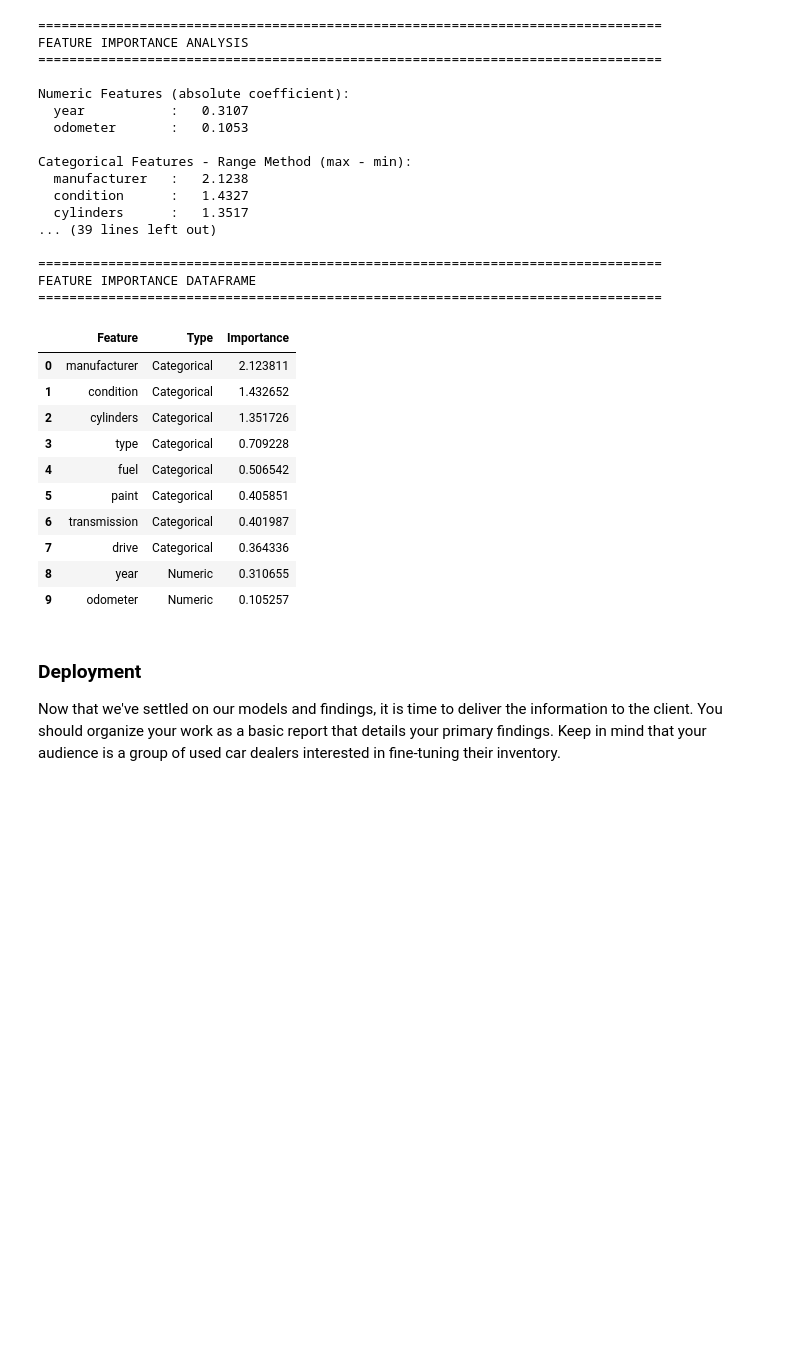
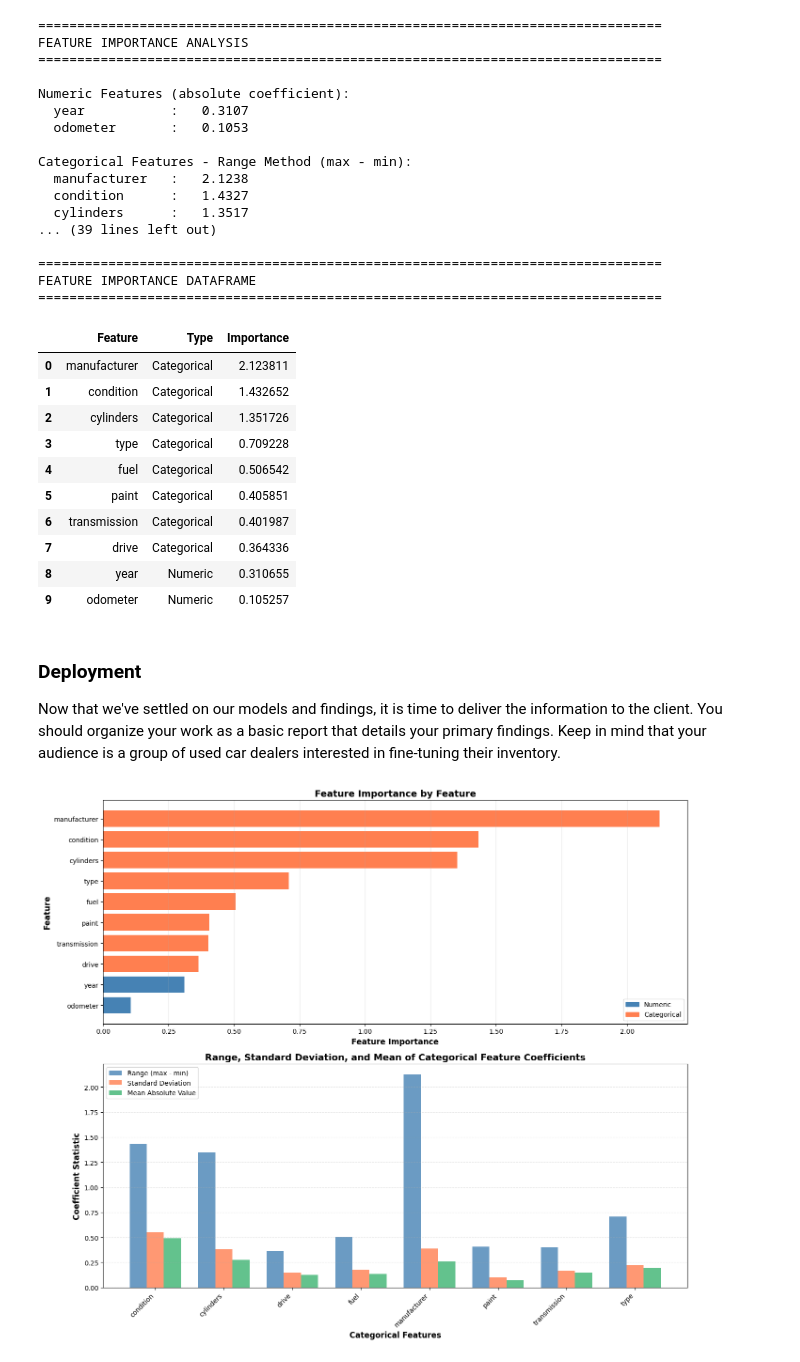
Before and after one commit to karthikiyerrrr/KBI-Practical-Applications, a Jupyter notebook: assignment11_1/prompt_II.ipynb, the cells around one changed output. Saved outputs shown, nothing was run; the diff lists cells and outputs as text; code cells hidden in the pictures; blank space fills up the shorter version.

Commit message:
Deployment section almost complete & changed cylinders feature to numeric.

```diff
--- a/assignment11_1/prompt_II.ipynb
+++ b/assignment11_1/prompt_II.ipynb
@@ -540,8 +636,9 @@ from sklearn.metrics import mean_squared_error, mean_absolute_error
 # %%
 # Split the data into training, testing, and validation sets
 # Only include features that will be used in the preprocessor
-numeric_features = ['year', 'odometer']
-categorical_features = ['manufacturer', 'fuel', 'type', 'transmission', 'drive', 'paint_color', 'condition', 'cylinders']
+# Note: cylinders is now numeric (converted from categorical in data preparation step)
+numeric_features = ['year', 'odometer', 'cylinders']
+categorical_features = ['manufacturer', 'fuel', 'type', 'transmission', 'drive', 'paint_color', 'condition']
 
 # Select only the features we'll use for modeling
 feature_columns = numeric_features + categorical_features
@@ -815,3 +912,70 @@ FEATURE IMPORTANCE DATAFRAME
 ### Deployment
 
 Now that we've settled on our models and findings, it is time to deliver the information to the client.  You should organize your work as a basic report that details your primary findings.  Keep in mind that your audience is a group of used car dealers interested in fine-tuning their inventory.
+# %%
+# Combined plot: Feature Importance (top) and Categorical Features Statistics (bottom)
+fig, (ax1, ax2) = plt.subplots(2, 1, figsize=(14, 12))
+
+# ========== TOP SUBPLOT: Feature Importance ==========
+# Sort by importance for better visualization
+importance_df_sorted = importance_df.sort_values('Importance', ascending=True)
+
+# Create color mapping for numeric vs categorical
+colors = ['steelblue' if t == 'Numeric' else 'coral' for t in importance_df_sorted['Type']]
+
+# Create horizontal bar chart
+ax1.barh(importance_df_sorted['Feature'], importance_df_sorted['Importance'], color=colors)
+
+# Add labels and title
+ax1.set_xlabel('Feature Importance', fontsize=12, fontweight='bold')
+ax1.set_ylabel('Feature', fontsize=12, fontweight='bold')
+ax1.set_title('Feature Importance by Feature', fontsize=14, fontweight='bold')
+
+# Add legend
+from matplotlib.patches import Rectangle
+ax1.legend(handles=[
+    Rectangle((0,0),1,1, color='steelblue', label='Numeric'),
+    Rectangle((0,0),1,1, color='coral', label='Categorical')
+], loc='lower right')
+
+# Add grid for easier reading
+ax1.grid(axis='x', alpha=0.3)
+
+# ========== BOTTOM SUBPLOT: Categorical Features Statistics ==========
+# Get all categorical feature names (ensure they exist in all three dictionaries)
+categorical_features = sorted(set(categorical_importance_range.keys()) |
+                             set(categorical_importance_std.keys()) |
+                             set(categorical_importance_mean_abs.keys()))
+
+# Prepare data for grouped bar chart
+x_pos = np.arange(len(categorical_features))
+width = 0.25  # Width of bars
+
+# Extract values for each metric
+range_values = [categorical_importance_range.get(f, 0) for f in categorical_features]
+std_values = [categorical_importance_std.get(f, 0) for f in categorical_features]
+mean_values = [categorical_importance_mean_abs.get(f, 0) for f in categorical_features]
+
+# Create grouped bars
+bars1 = ax2.bar(x_pos - width, range_values, width, label='Range (max - min)',
+               color='steelblue', alpha=0.8)
+bars2 = ax2.bar(x_pos, std_values, width, label='Standard Deviation',
+               color='coral', alpha=0.8)
+bars3 = ax2.bar(x_pos + width, mean_values, width, label='Mean Absolute Value',
+               color='mediumseagreen', alpha=0.8)
+
+# Customize the plot
+ax2.set_xlabel('Categorical Features', fontsize=12, fontweight='bold')
+ax2.set_ylabel('Coefficient Statistic', fontsize=12, fontweight='bold')
+ax2.set_title('Range, Standard Deviation, and Mean of Categorical Feature Coefficients',
+             fontsize=14, fontweight='bold')
+ax2.set_xticks(x_pos)
+ax2.set_xticklabels(categorical_features, rotation=45, ha='right')
+ax2.legend(loc='upper left')
+ax2.grid(axis='y', alpha=0.3, linestyle='--')
+
+# Adjust layout for better appearance
+plt.tight_layout()
+plt.show()
+# %% [output]
+[figure, added]
```
Also changed, not shown: parts of 5 cells of this notebook, 1 other file.
